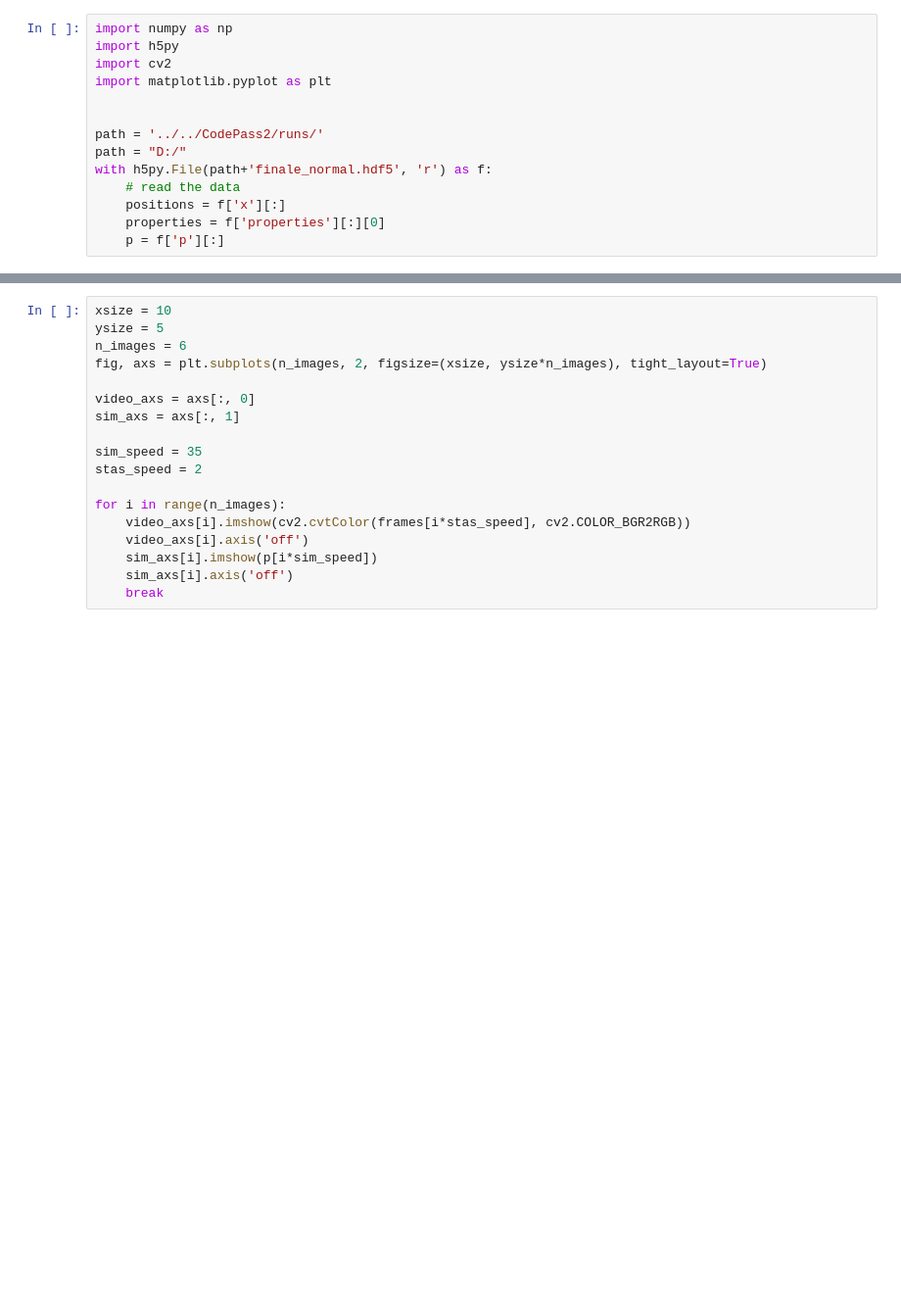
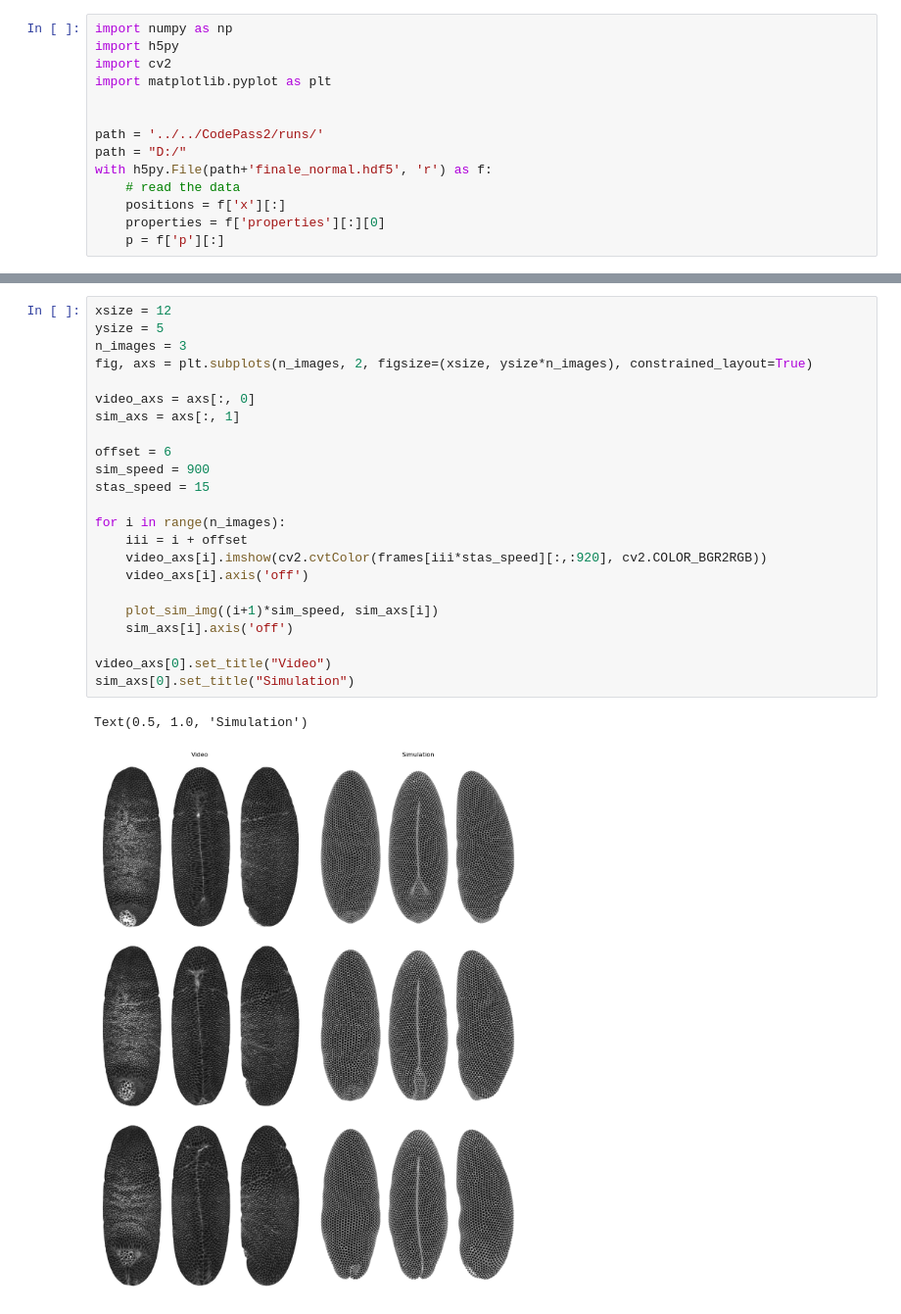
Before and after one commit to JakobSchauser/Thesis, a Jupyter notebook: CompareToData/VisualComp/visualcomp.ipynb, the cells around one changed output, grey strips where cells are left out. Shown at 98% size. Drawn from its saved outputs; the diff is of its cells as text; blank space fills up the shorter version.

```diff
--- a/CompareToData/VisualComp/visualcomp.ipynb
+++ b/CompareToData/VisualComp/visualcomp.ipynb
@@ -33,18 +76,26 @@ def plot_sim_img(i, ax):
 # %%
-xsize = 10
+xsize = 12
 ysize = 5
-n_images = 6
-fig, axs = plt.subplots(n_images, 2, figsize=(xsize, ysize*n_images), tight_layout=True)
+n_images = 3
+fig, axs = plt.subplots(n_images, 2, figsize=(xsize, ysize*n_images), constrained_layout=True)
 
 video_axs = axs[:, 0]
 sim_axs = axs[:, 1]
 
-sim_speed = 35
-stas_speed = 2
+offset = 6
+sim_speed = 900
+stas_speed = 15
 
 for i in range(n_images):
-    video_axs[i].imshow(cv2.cvtColor(frames[i*stas_speed], cv2.COLOR_BGR2RGB))
+    iii = i + offset
+    video_axs[i].imshow(cv2.cvtColor(frames[iii*stas_speed][:,:920], cv2.COLOR_BGR2RGB))
     video_axs[i].axis('off')
-    sim_axs[i].imshow(p[i*sim_speed])
+
+    plot_sim_img((i+1)*sim_speed, sim_axs[i])
     sim_axs[i].axis('off')
-    break
+
+video_axs[0].set_title("Video")
+sim_axs[0].set_title("Simulation")
+# %% [output]
+Text(0.5, 1.0, 'Simulation')
+[figure, added]
```
Also changed, not shown: parts of 4 cells of this notebook, 27 other files.
